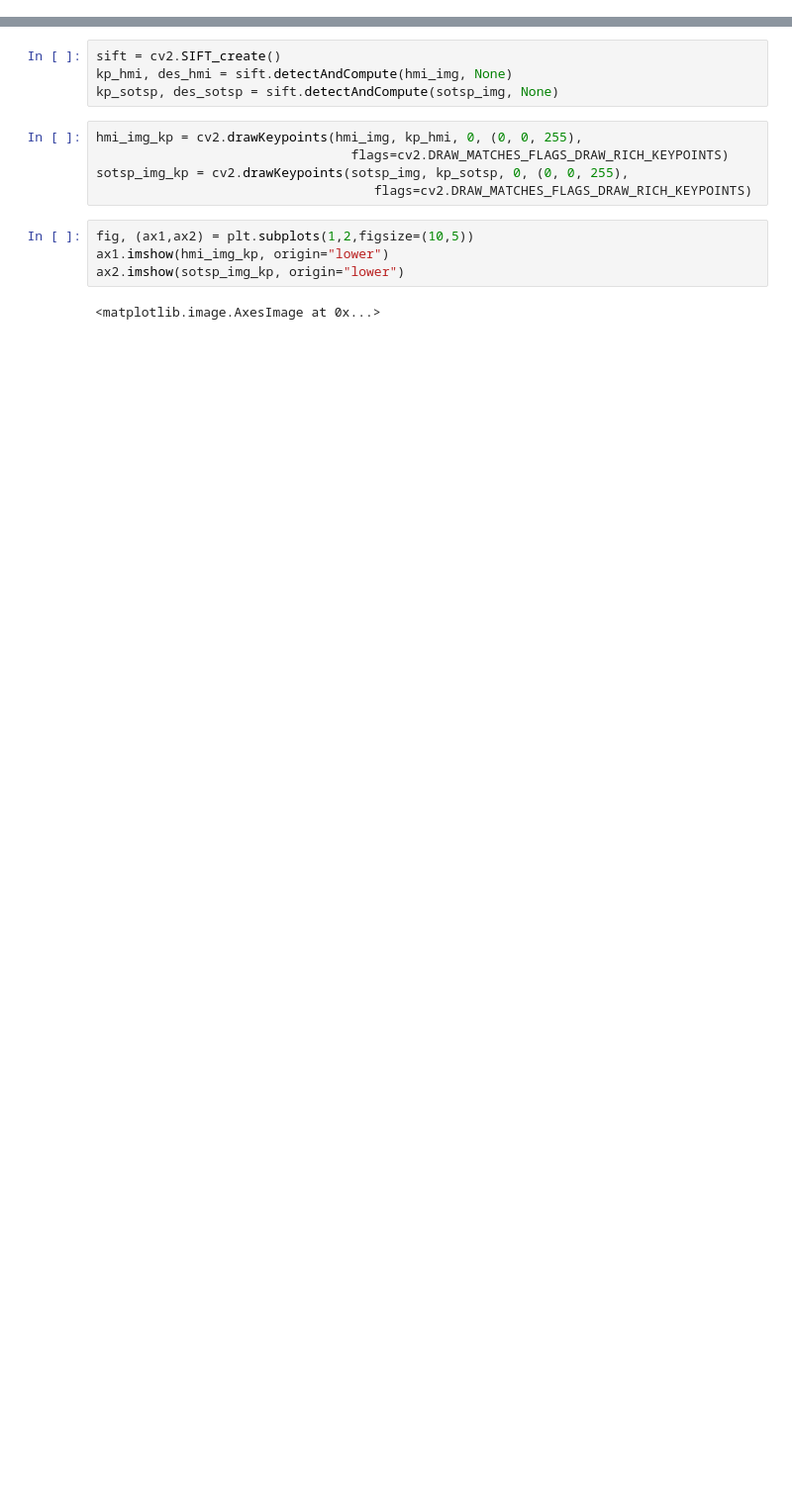
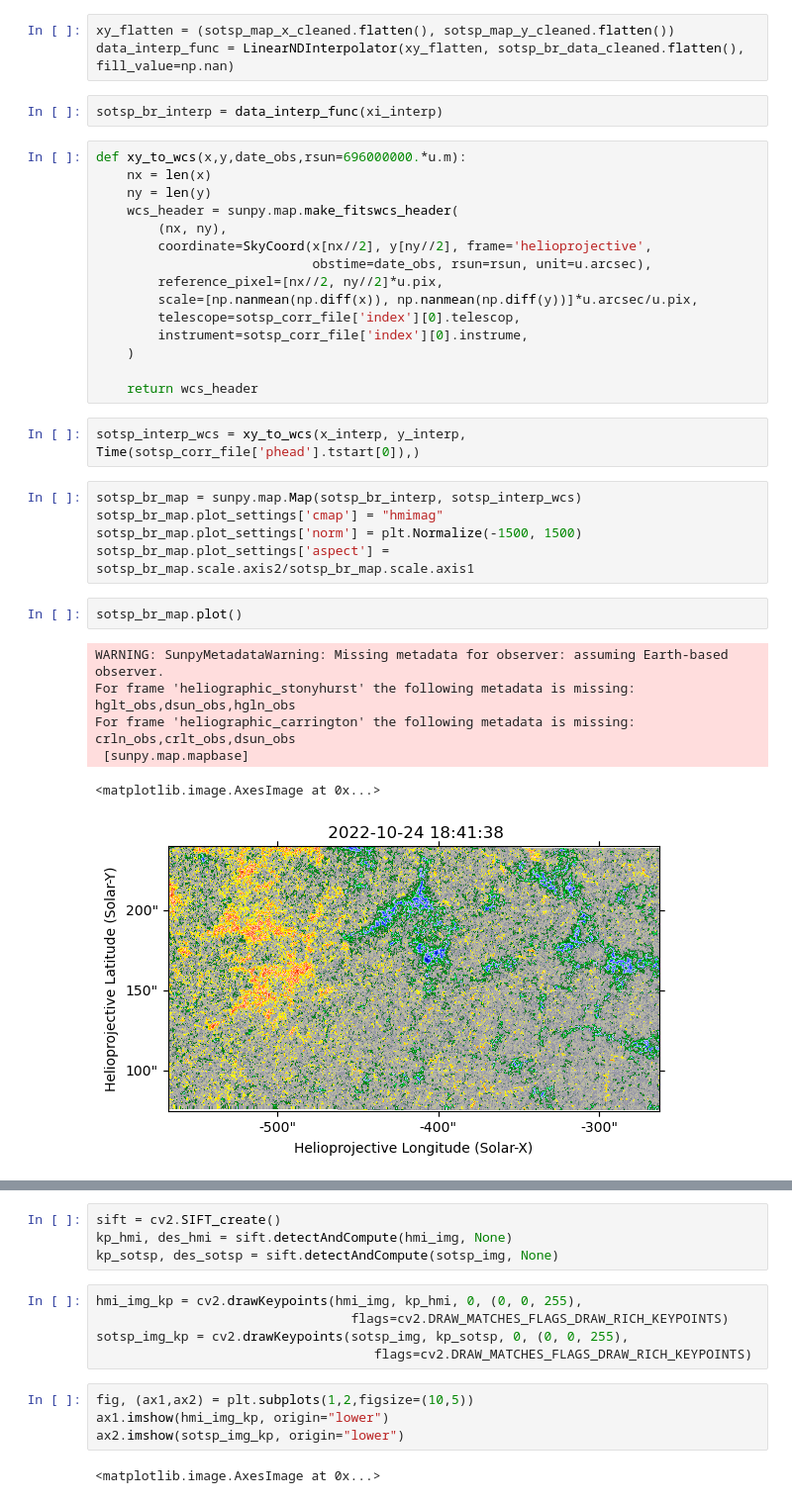
Before and after one commit to yjzhu-solar/EIS_DKIST_SolO, a Jupyter notebook: ipynb/hmi/sot_hmi_sift_1024.ipynb, the cells around one changed output, grey strips where cells are left out. Shown at 99% size. Cells and saved outputs as stored; diff of their text form; blank space fills up the shorter version.

```diff
--- a/ipynb/hmi/sot_hmi_sift_1024.ipynb
+++ b/ipynb/hmi/sot_hmi_sift_1024.ipynb
@@ -85,0 +150,36 @@ For frame 'heliographic_carrington' the following metadata is missing: dsun_obs,
+# %%
+xy_flatten = (sotsp_map_x_cleaned.flatten(), sotsp_map_y_cleaned.flatten())
+data_interp_func = LinearNDInterpolator(xy_flatten, sotsp_br_data_cleaned.flatten(), fill_value=np.nan)
+# %%
+sotsp_br_interp = data_interp_func(xi_interp)
+# %%
+def xy_to_wcs(x,y,date_obs,rsun=696000000.*u.m):
+    nx = len(x)
+    ny = len(y)
+    wcs_header = sunpy.map.make_fitswcs_header(
+        (nx, ny),
+        coordinate=SkyCoord(x[nx//2], y[ny//2], frame='helioprojective',
+                            obstime=date_obs, rsun=rsun, unit=u.arcsec),
+        reference_pixel=[nx//2, ny//2]*u.pix,
+        scale=[np.nanmean(np.diff(x)), np.nanmean(np.diff(y))]*u.arcsec/u.pix,
+        telescope=sotsp_corr_file['index'][0].telescop,
+        instrument=sotsp_corr_file['index'][0].instrume,
+    )
+
+    return wcs_header
+# %%
+sotsp_interp_wcs = xy_to_wcs(x_interp, y_interp, Time(sotsp_corr_file['phead'].tstart[0]),)
+# %%
+sotsp_br_map = sunpy.map.Map(sotsp_br_interp, sotsp_interp_wcs)
+sotsp_br_map.plot_settings['cmap'] = "hmimag"
+sotsp_br_map.plot_settings['norm'] = plt.Normalize(-1500, 1500)
+sotsp_br_map.plot_settings['aspect'] = sotsp_br_map.scale.axis2/sotsp_br_map.scale.axis1
+# %%
+sotsp_br_map.plot()
+# %% [output]
+WARNING: SunpyMetadataWarning: Missing metadata for observer: assuming Earth-based observer.
+For frame 'heliographic_stonyhurst' the following metadata is missing: hglt_obs,dsun_obs,hgln_obs
+For frame 'heliographic_carrington' the following metadata is missing: crln_obs,crlt_obs,dsun_obs
+ [sunpy.map.mapbase]
+<matplotlib.image.AxesImage at 0x...>
+[figure, added]
```
Also changed, not shown: parts of 33 cells of this notebook, 10 other files.
